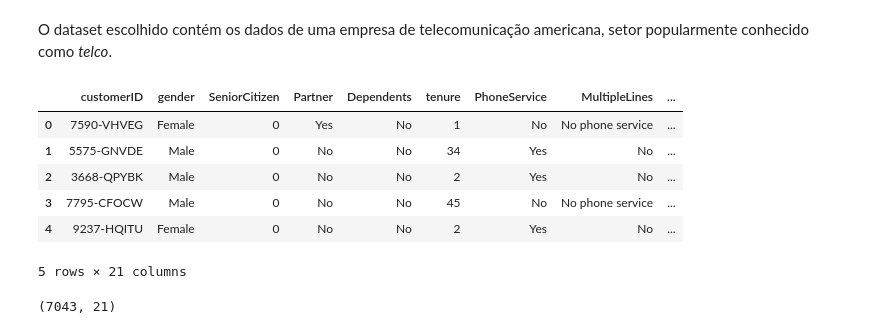
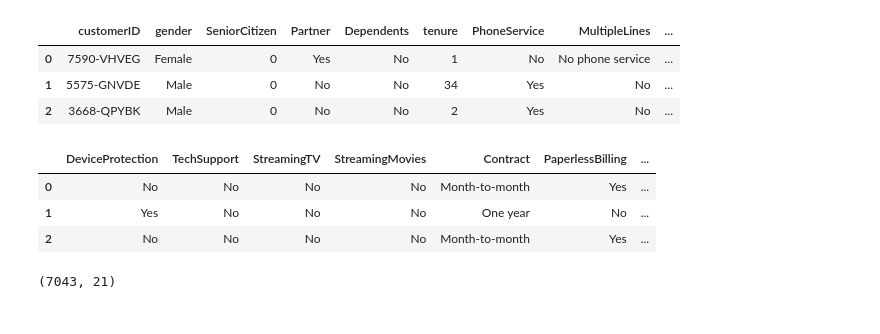
Before and after one commit to GuilhermeDomith/mineracao_de_dados, a Jupyter notebook: 02_Analise_Exploratoria_de_Dados/EDA - Analide Exploratoria de Dados.ipynb, the cells around one changed output. Saved outputs shown, nothing was run; the diff lists cells and outputs as text; code cells hidden in the pictures.

```diff
--- a/02_Analise_Exploratoria_de_Dados/EDA - Analide Exploratoria de Dados.ipynb
+++ b/02_Analise_Exploratoria_de_Dados/EDA - Analide Exploratoria de Dados.ipynb
@@ -1,5 +1,3 @@
-# %% [markdown]
-O dataset escolhido contém os dados de uma empresa de telecomunicação americana, setor popularmente conhecido como _telco_.
 # %%
 import numpy as np
 import pandas as pd
@@ -9,15 +9,19 @@ from matplotlib import pyplot as plt
 %matplotlib inline
 # %%
 df_telco = pd.read_csv('data/WA_Fn-UseC_-Telco-Customer-Churn.csv')
-df_telco.head()
+df_telco.iloc[:3, :11]
 # %% [output]
 |  | customerID | gender | SeniorCitizen | Partner | Dependents | tenure | PhoneService | MultipleLines | ... |
 | 0 | 7590-VHVEG | Female | 0 | Yes | No | 1 | No | No phone service | ... |
 | 1 | 5575-GNVDE | Male | 0 | No | No | 34 | Yes | No | ... |
 | 2 | 3668-QPYBK | Male | 0 | No | No | 2 | Yes | No | ... |
-| 3 | 7795-CFOCW | Male | 0 | No | No | 45 | No | No phone service | ... |
-| 4 | 9237-HQITU | Female | 0 | No | No | 2 | Yes | No | ... |
-5 rows × 21 columns
+# %%
+df_telco.iloc[:3, 11:]
+# %% [output]
+|  | DeviceProtection | TechSupport | StreamingTV | StreamingMovies | Contract | PaperlessBilling | ... |
+| 0 | No | No | No | No | Month-to-month | Yes | ... |
+| 1 | Yes | No | No | No | One year | No | ... |
+| 2 | No | No | No | No | Month-to-month | Yes | ... |
 # %%
 df_telco.shape
 # %% [output]
```
Also changed, not shown: parts of 64 cells of this notebook.
